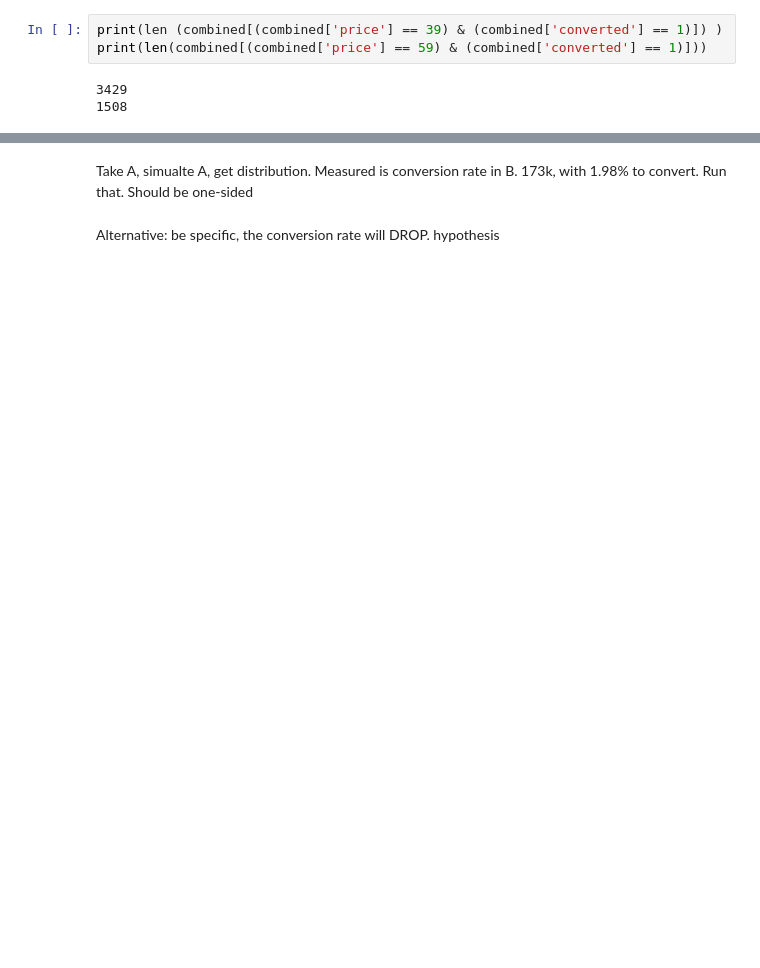
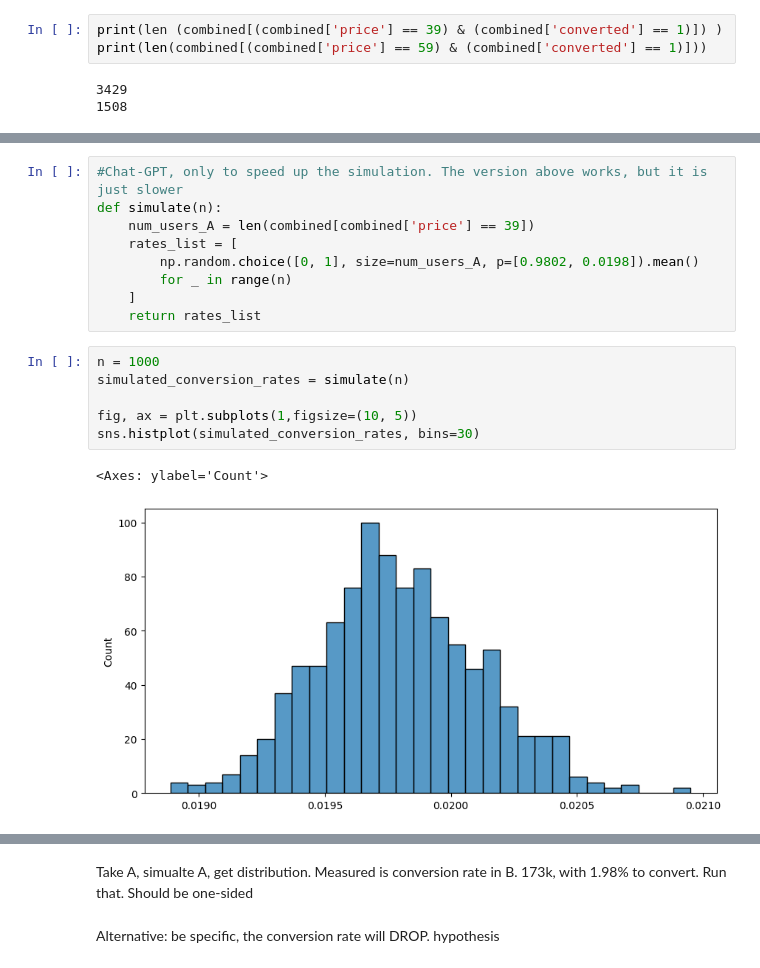
Before and after one commit to D123aniel/DATA110, a Jupyter notebook: project.ipynb, the cells around one changed output, grey strips where cells are left out. Saved outputs shown, nothing was run; the diff lists cells and outputs as text; blank space fills up the shorter version.

Commit message:
simulated distribution

```diff
--- a/project.ipynb
+++ b/project.ipynb
@@ -231,0 +244,18 @@ print(len(combined[(combined['price'] == 59) & (combined['converted'] == 1)]))
+# %%
+#Chat-GPT, only to speed up the simulation. The version above works, but it is just slower
+def simulate(n):
+    num_users_A = len(combined[combined['price'] == 39])
+    rates_list = [
+        np.random.choice([0, 1], size=num_users_A, p=[0.9802, 0.0198]).mean()
+        for _ in range(n)
+    ]
+    return rates_list
+# %%
+n = 1000
+simulated_conversion_rates = simulate(n)
+
+fig, ax = plt.subplots(1,figsize=(10, 5))
+sns.histplot(simulated_conversion_rates, bins=30)
+# %% [output]
+<Axes: ylabel='Count'>
+[figure, added]
```
Also changed, not shown: parts of 4 cells of this notebook.
